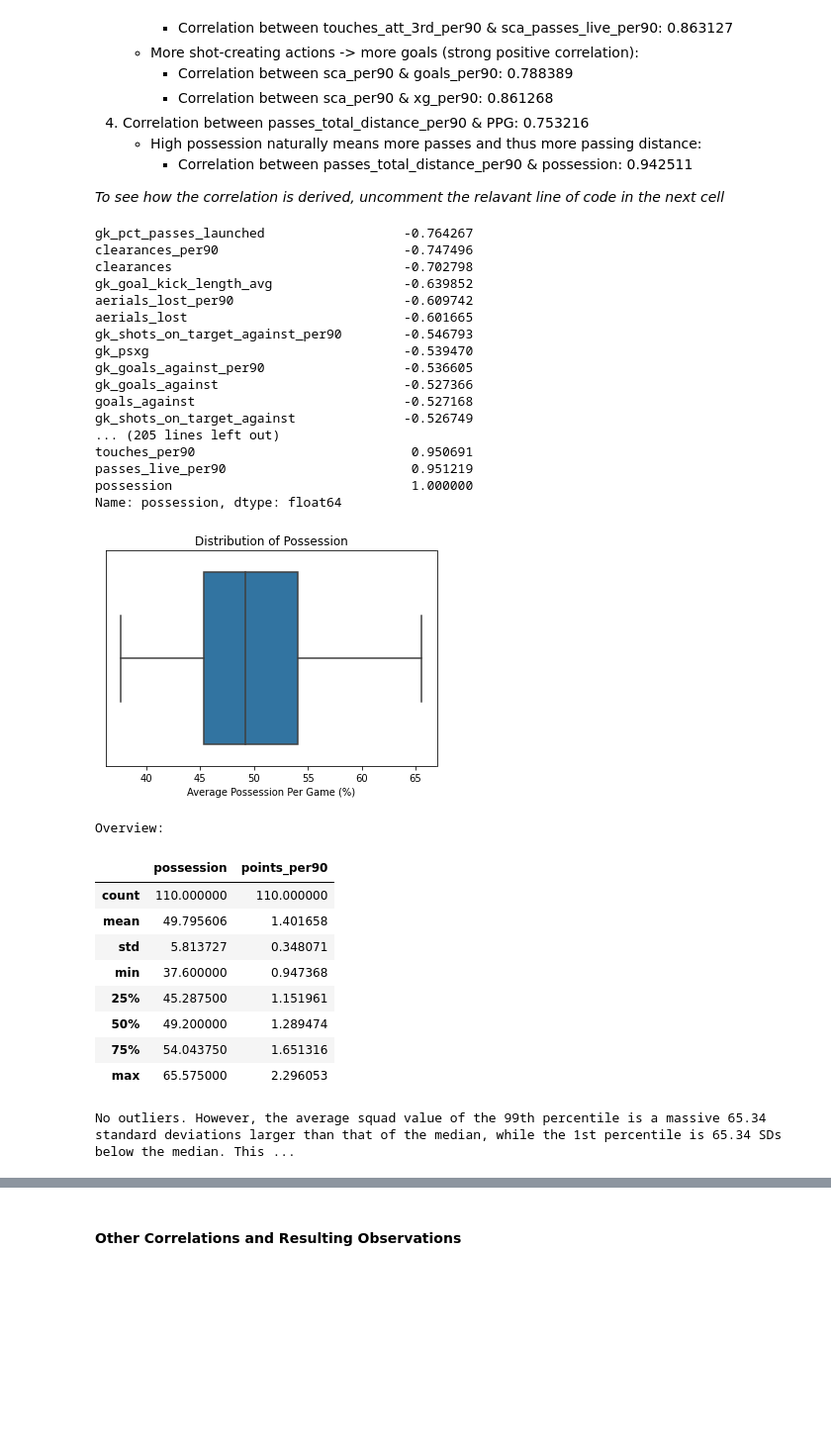
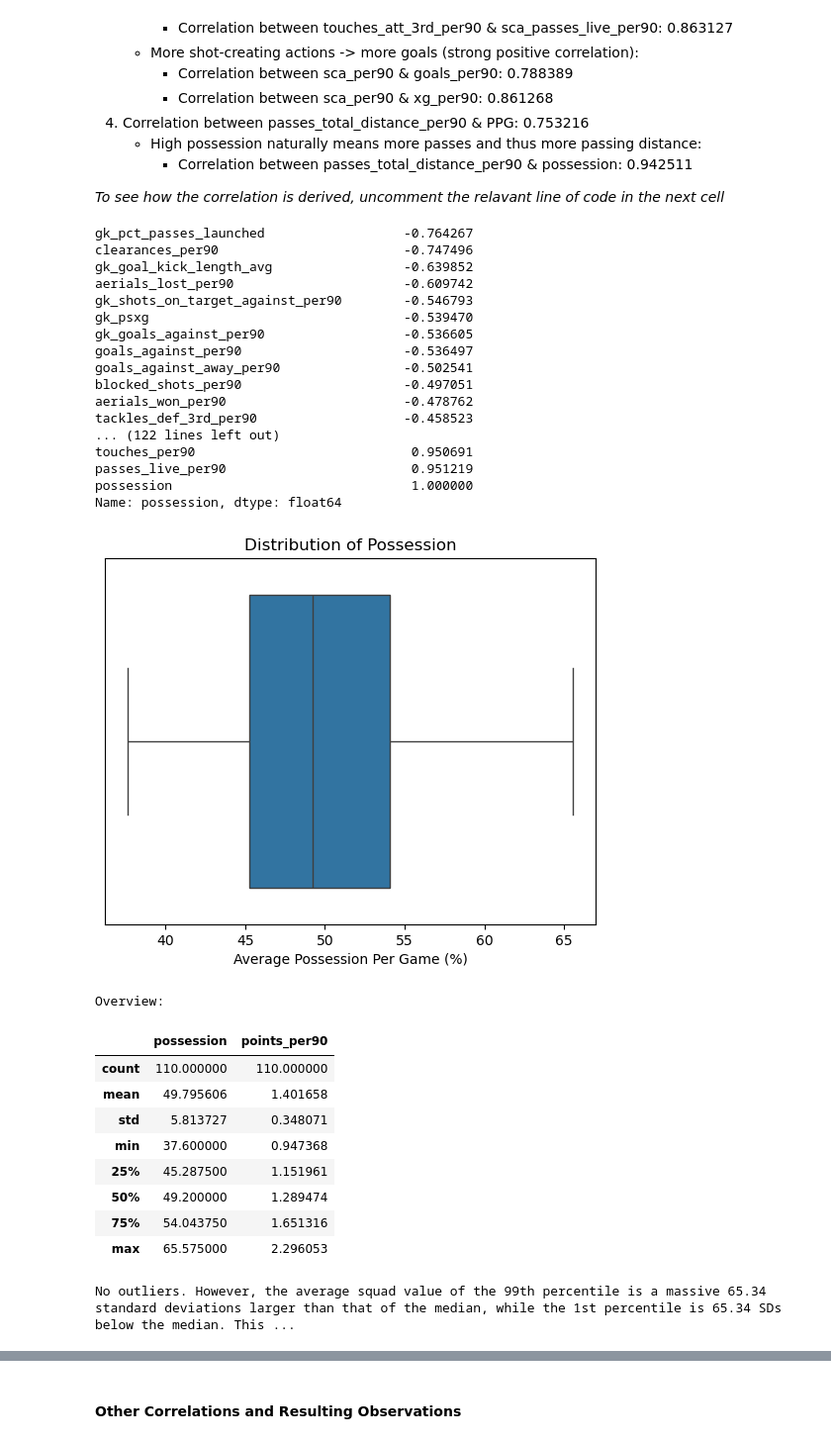
Before and after one commit to LEPK02/sc1015-assignment, a Jupyter notebook: exploratory_analysis.ipynb, the cells around one changed output, grey strips where cells are left out. Shown at 99% size. Saved outputs shown, nothing was run; the diff lists cells and outputs as text; code cells hidden in the pictures; blank space fills up the shorter version.

```diff
--- a/exploratory_analysis.ipynb
+++ b/exploratory_analysis.ipynb
@@ -57,5 +20,5 @@ TEAM_COLUMNS_DICT_COMBINED = dict((category, list(sum(vals.values(), []))) for c
 # %%
-teams_df.to_csv("./data/exploratory_analysis/main.csv", index=False)
+teams_agg_df = pd.read_csv('./data/teams/teams_agg.csv')
 # %%
 def get_correlation(df, columns):
     '''Returns correlation between selected columns'''
@@ -759,7 +725,7 @@ plt.show()
 
 # Strong positive correlaton to PPG: more possession-heavy, dominant attacking sides seem to win more points
 # possession & PPG                         0.748007
-teams_df.corr()["possession"].sort_values()
+numeric_df.corr()["possession"].sort_values()
 # touches_live_ball_per90 & PPG            0.757463
     # High possession naturally means more touches on the ball
         # touches_live_ball_per90 & possession     0.950651
@@ -767,10 +733,10 @@ teams_df.corr()["possession"].sort_values()
     # More touches on the ball -> touches in the attacking third (strong positive correlation)
         # touches_att_3rd_per90 & possession       0.853383
     # More touches in the attacking third -> more shot-creating actions -> more goals (strong positive correlation)
-        # teams_df.corr()["touches_att_3rd_per90"].sort_values()
+        # teams_agg_df.corr()["touches_att_3rd_per90"].sort_values()
             # sca_per90 & touches_att_3rd_per90                 0.831509
             # sca_passes_live_per90 & touches_att_3rd_per90     0.863127
-        # teams_df.corr()["sca_per90"].sort_values()
+        # teams_agg_df.corr()["sca_per90"].sort_values()
             # goals_per90 & sca_per90                  0.788389
             # xg_per90 & sca_per90                     0.861268
 # passes_total_distance_per90 & PPG         0.753216
@@ -779,17 +745,17 @@ teams_df.corr()["possession"].sort_values()
 # %% [output]
 gk_pct_passes_launched                  -0.764267
 clearances_per90                        -0.747496
-clearances                              -0.702798
 gk_goal_kick_length_avg                 -0.639852
 aerials_lost_per90                      -0.609742
-aerials_lost                            -0.601665
 gk_shots_on_target_against_per90        -0.546793
 gk_psxg                                 -0.539470
 gk_goals_against_per90                  -0.536605
-gk_goals_against                        -0.527366
-goals_against                           -0.527168
-gk_shots_on_target_against              -0.526749
-... (205 lines left out)
+goals_against_per90                     -0.536497
+goals_against_away_per90                -0.502541
+blocked_shots_per90                     -0.497051
+aerials_won_per90                       -0.478762
+tackles_def_3rd_per90                   -0.458523
+... (122 lines left out)
 touches_per90                            0.950691
 passes_live_per90                        0.951219
 possession                               1.000000
@@ -797,35 +763,35 @@ Name: possession, dtype: float64
 # %%
 possession_df = pd.merge(
     (
-        teams_df[["squad", "possession", "points_per90"]]
+        teams_agg_df[["squad", "possession", "points_per90"]]
         .groupby("squad")
         .mean()
         .reset_index()
-    ), teams_df[["squad", "country"]].copy(),
+    ), teams_agg_df[["squad", "country"]].copy(),
         how="left",
         on="squad",
 ).drop_duplicates().reset_index(drop=True)
 
 # Boxplot (melt to reshape dataframe and plot both variables on the same graph)
 sns.boxplot(data=possession_df["possession"], orient="h")
 
 plt.xlabel('Average Possession Per Game (%)')
 plt.ylabel('')
 plt.yticks([])
 plt.title('Distribution of Possession')
 plt.show()
 
 possession_outliers_df = get_outliers(possession_df, "possession")
 
 print(
     "\nNo outliers. However, the average squad value of the 99th percentile",
     f"is a massive {get_upper_deviation(possession_df, 'possession')} standard deviations",
     "larger than that of the median, while the 1st percentile is",
     f"{get_upper_deviation(possession_df, 'possession')} SDs below the median.",
     "This could be a reflection of vastly different playing styles by a few clubs."
 )
 # %% [output]
-[figure, old version]
+[figure, new version]
 Overview:
 |  | possession | points_per90 |
 | count | 110.000000 | 110.000000 |
```
Also changed, not shown: parts of 28 cells of this notebook, 14 other files.
